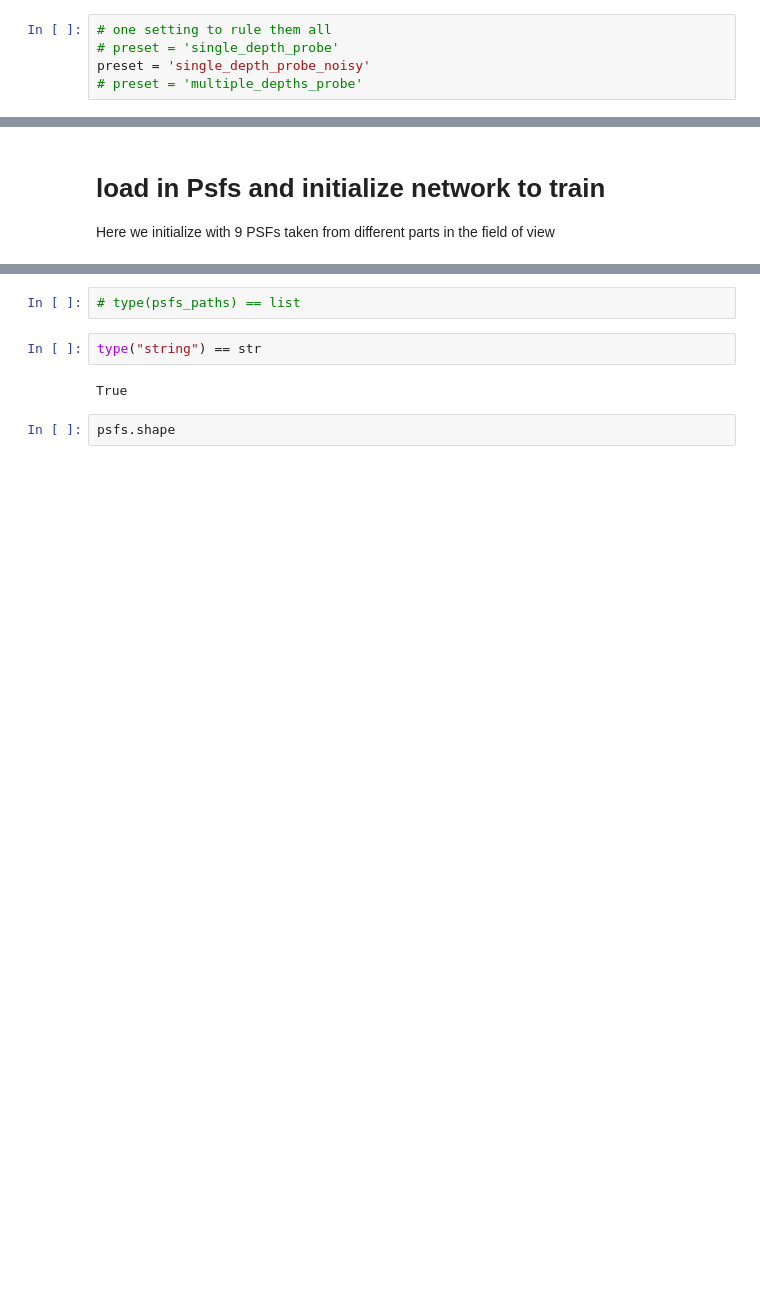
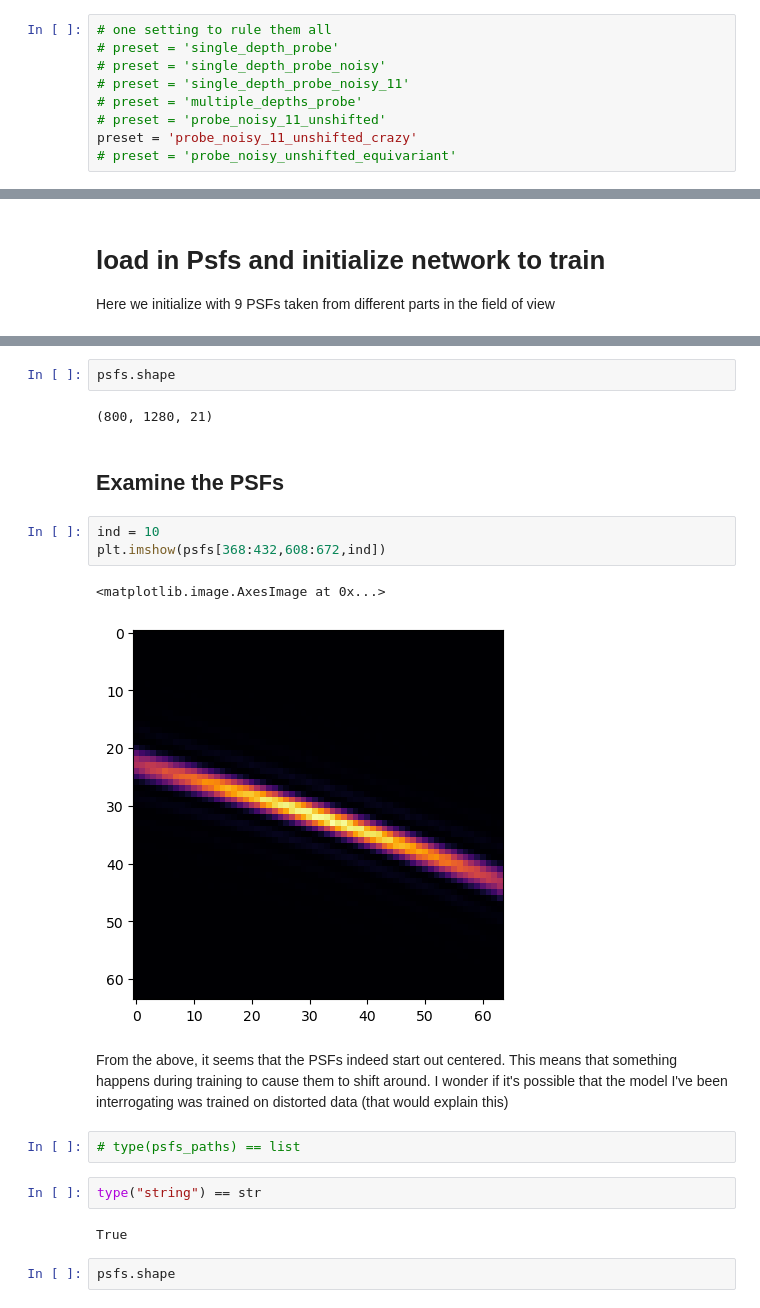
Before and after one commit to DanielShteinbok/MultiWienerNet, a Jupyter notebook: tensorflow/training_code.ipynb, the cells around one changed output, grey strips where cells are left out. Drawn from its saved outputs; the diff is of its cells as text; blank space fills up the shorter version.

```diff
--- a/tensorflow/training_code.ipynb
+++ b/tensorflow/training_code.ipynb
@@ -42,8 +46,12 @@ os.environ["CUDA_VISIBLE_DEVICES"]="1"
 # %%
 # one setting to rule them all
 # preset = 'single_depth_probe'
-preset = 'single_depth_probe_noisy'
+# preset = 'single_depth_probe_noisy'
+# preset = 'single_depth_probe_noisy_11'
 # preset = 'multiple_depths_probe'
+# preset = 'probe_noisy_11_unshifted'
+preset = 'probe_noisy_11_unshifted_crazy'
+# preset = 'probe_noisy_unshifted_equivariant'
 # %%
 # declare all the variables that control how the model is set up and trained.
 # Point to the training data:
@@ -315,5 +362,19 @@ ipdb> n
 ipdb> c
 (800, 1280, 21)
+# %%
+psfs.shape
+# %% [output]
+(800, 1280, 21)
+# %% [markdown]
+## Examine the PSFs
+# %%
+ind = 10
+plt.imshow(psfs[368:432,608:672,ind])
+# %% [output]
+<matplotlib.image.AxesImage at 0x...>
+[figure, added]
+# %% [markdown]
+From the above, it seems that the PSFs indeed start out centered. This means that something happens during training to cause them to shift around. I wonder if it's possible that the model I've been interrogating was trained on distorted data (that would explain this)
 # %%
 # type(psfs_paths) == list
 # %%
```
Also changed, not shown: parts of 21 cells of this notebook, 8 other files.
